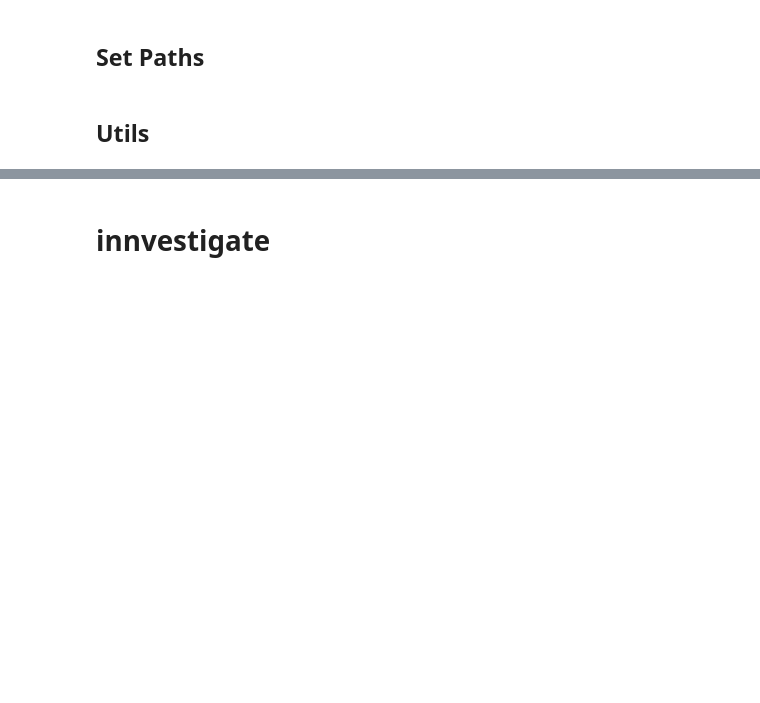
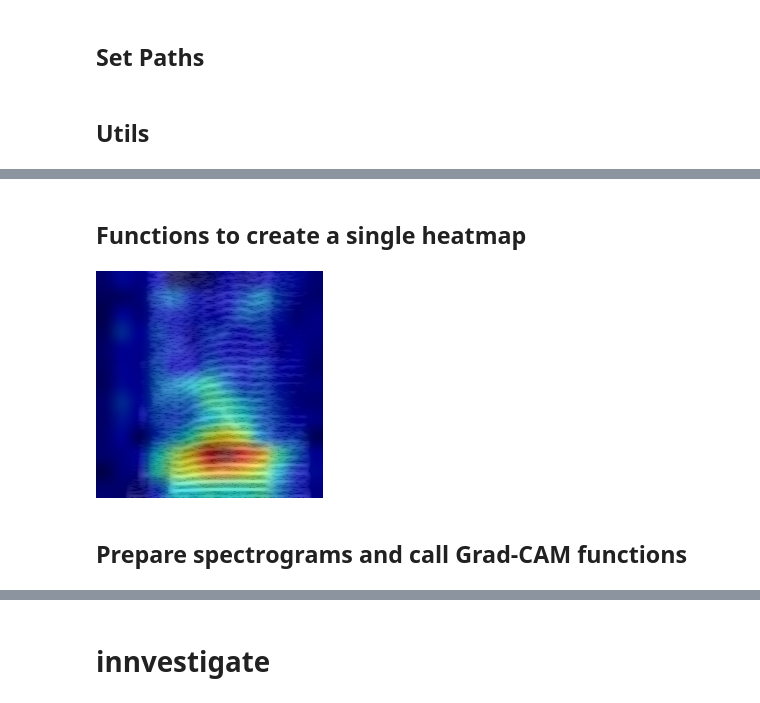
Before and after one commit to lutschdig/XAI_spec_AudioMNIST, a Jupyter notebook: 02_XAI_methods.ipynb, the cells around one changed output, grey strips where cells are left out. Drawn from its saved outputs; the diff is of its cells as text; code cells hidden in the pictures; blank space fills up the shorter version.

```diff
--- a/02_XAI_methods.ipynb
+++ b/02_XAI_methods.ipynb
@@ -119,0 +193,2 @@ def read_data(label,split_index,split_type):
+# %% [markdown]
+## Functions to create a single heatmap
@@ -119,0 +247,36 @@ def read_data(label,split_index,split_type):
+# %%
+model = load_model(os.path.join(paths['models'],'AlexNet_gender_0.h5'))
+filepath = os.path.join(paths['spectrograms'],'38/AlexNet_0_38_0.hdf5') #gender0, male: 38/AlexNet_0_38_0.hdf5 || gender0, female: 58/AlexNet_1_58_44.hdf5|| digit0: 32/AlexNet_6_32_8.hdf5
+f = h5py.File(filepath, 'r')
+x_cur = f['data'][...]
+y_cur = f['label'][...]
+f.close()
+#x_cur = np.squeeze(x_cur) # alternatively use: data = data[0,0]
+img = x_cur.reshape(227,227,1)
+# img = array_to_img(img)
+# img = ImageOps.flip(img) # the picture is otherwise upside down
+# img = img_to_array(img)
+
+x_cur = x_cur/255
+x_data = x_cur.reshape(1,227,227,1)
+y_data = y_cur[0][0]
+
+last_conv_layer_name = 'conv2d_4'
+# Prepare image
+img_array = x_data
+
+# Remove last layer's softmax
+model.layers[-1].activation = None
+
+# Print what the top predicted class is
+# pred_probas = model.predict(x_data, verbose=0)
+# prediction = np.argmax(pred_probas,axis=1)
+# print("Predicted: "+str(prediction))
+
+# Generate class activation heatmap
+heatmap = make_gradcam_heatmap(img_array, model, last_conv_layer_name)
+save_and_display_gradcam(img, heatmap,show=True)
+# %% [output]
+[figure, added]
+# %% [markdown]
+## Prepare spectrograms and call Grad-CAM functions
```
Also changed, not shown: parts of 31 cells of this notebook, 3 other files.
